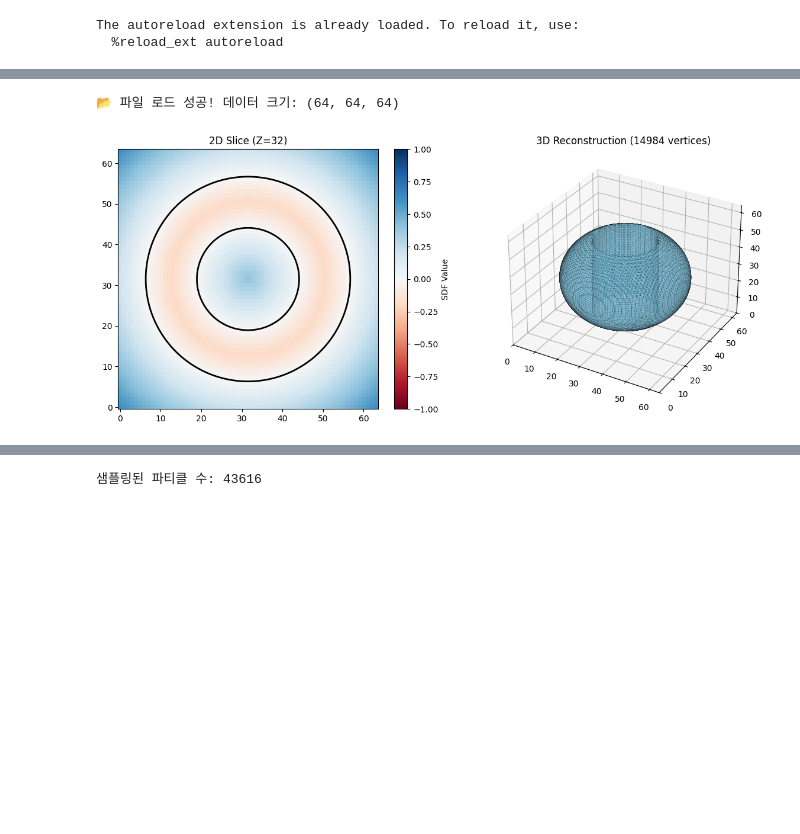
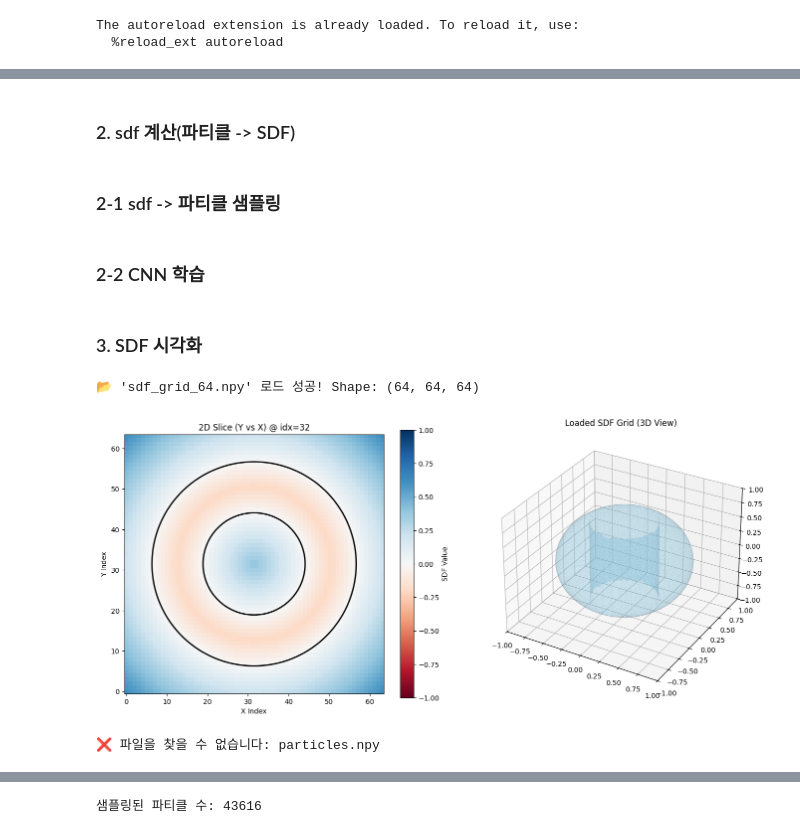
Before and after one commit to ybg1219/reconstruction, a Jupyter notebook: main.ipynb, the cells around one changed output, grey strips where cells are left out. Cells and saved outputs as stored; diff of their text form; code cells hidden in the pictures; blank space fills up the shorter version.

Commit message:
refactor : refact visualizer

```diff
--- a/main.ipynb
+++ b/main.ipynb
@@ -44,0 +21,2 @@ plot_slice(sdf_grid, axis=2) # Z축 기준 중앙 단면
+# %% [markdown]
+### 2. sdf 계산(파티클 -> SDF)
@@ -45,5 +34,20 @@ plot_slice(sdf_grid, axis=2) # Z축 기준 중앙 단면
+# %% [markdown]
+### 2-1 sdf -> 파티클 샘플링
+# %% [markdown]
+### 2-2 CNN 학습
+# %% [markdown]
+### 3. SDF 시각화
 # %%
-visualize_npy_sdf("sdf_grid_64.npy")
+from modules.visualizer import visualize_npy
+# 2. 데이터 시각화 (Phase 2)
+print("\n--- Phase 2: 시각화 및 저장 ---")
+
+# SDF 파일 확인
+visualize_npy("sdf_grid_64.npy")
+
+# 파티클 파일 확인
+visualize_npy("particles.npy")
 # %% [output]
-📂 파일 로드 성공! 데이터 크기: (64, 64, 64)
+📂 'sdf_grid_64.npy' 로드 성공! Shape: (64, 64, 64)
-[figure, old version]
+[figure, new version]
+❌ 파일을 찾을 수 없습니다: particles.npy
```
Also changed, not shown: parts of 9 cells of this notebook, 2 other files.
